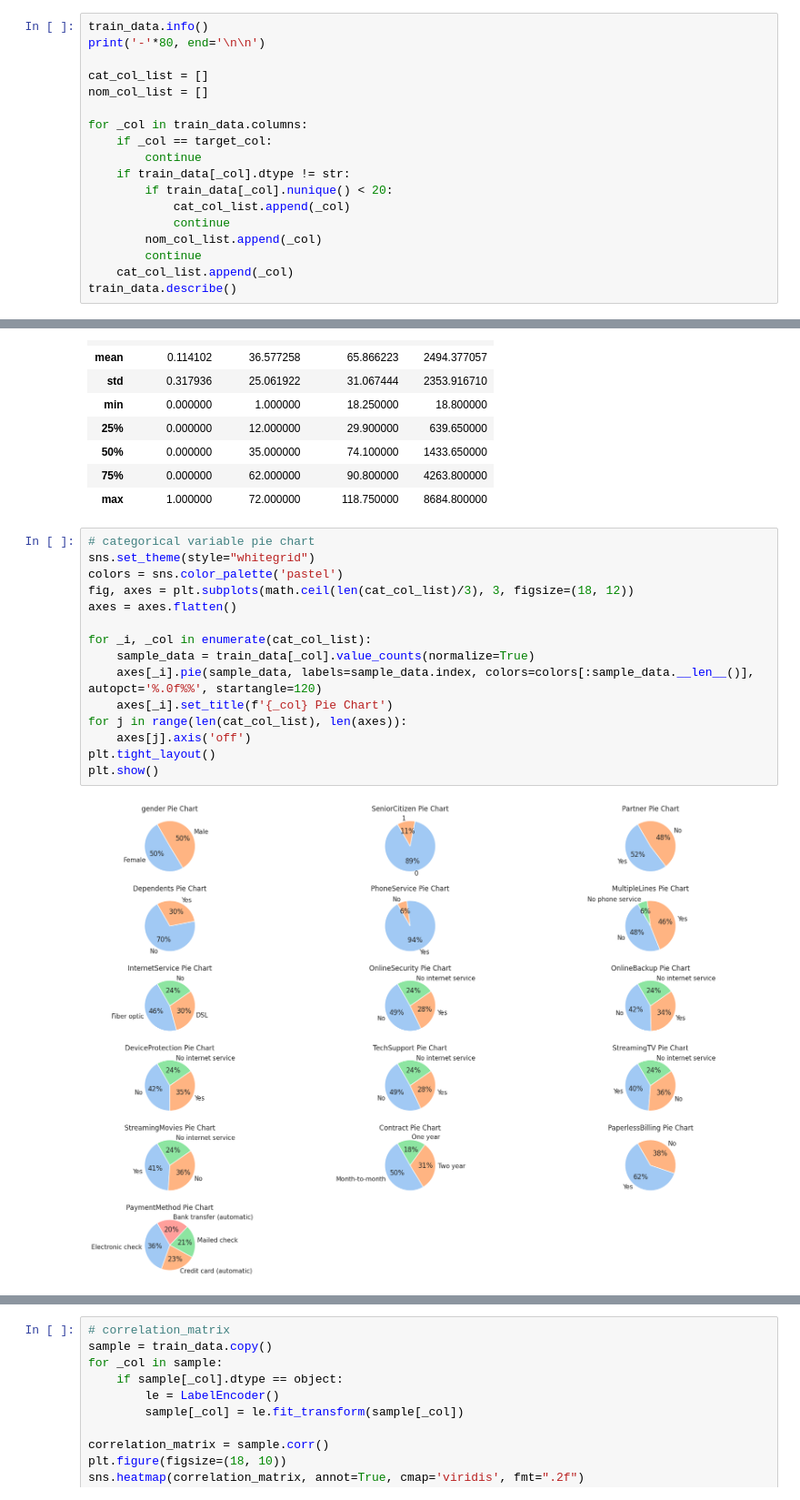
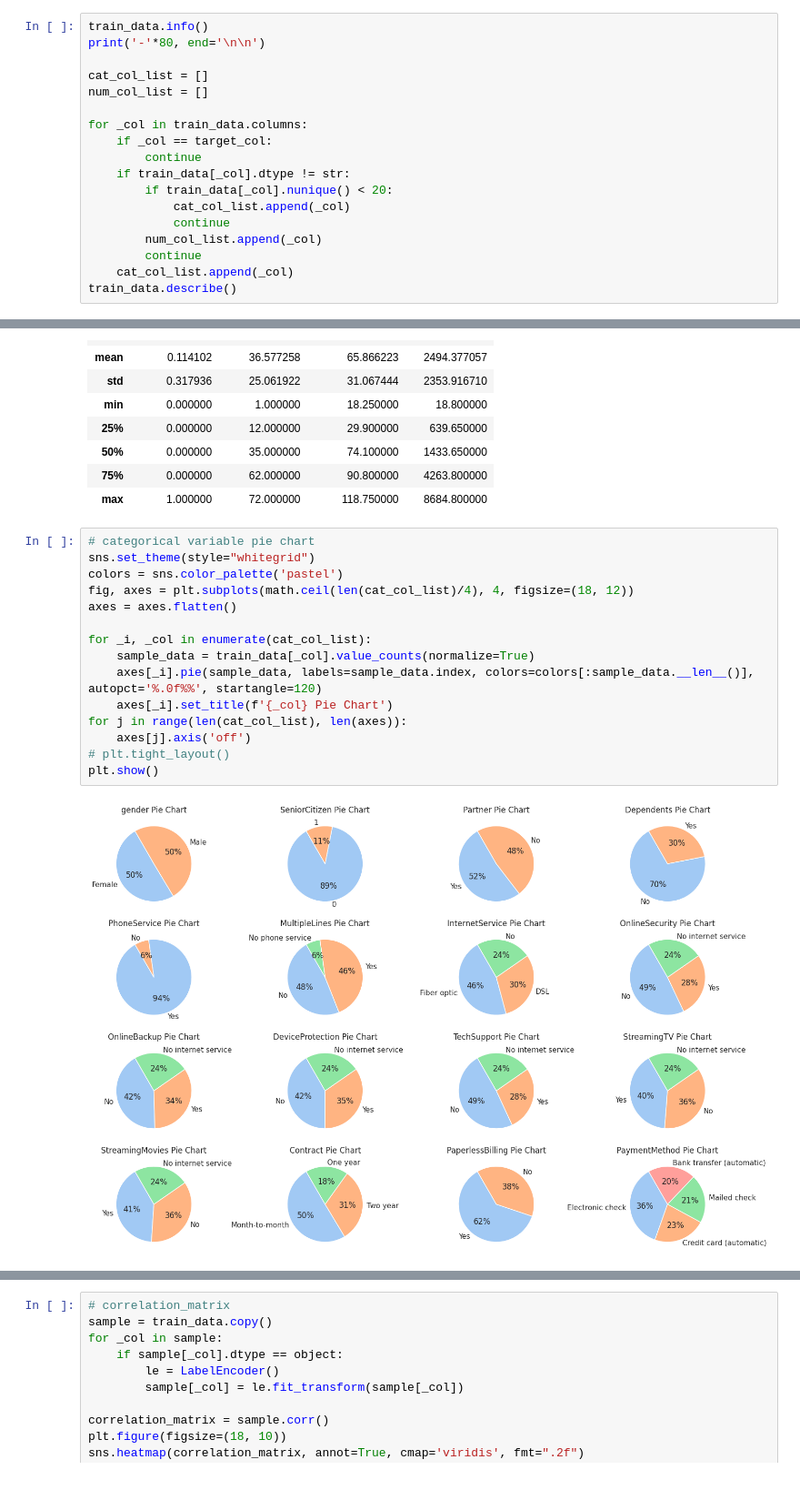
Before and after one commit to doomchitdoomchit/kaggle_playground, a Jupyter notebook: season-6-episode-3.ipynb, the cells around one changed output, grey strips where cells are left out. Shown at 91% size. Saved outputs shown, nothing was run; the diff lists cells and outputs as text.

```diff
--- a/season-6-episode-3.ipynb
+++ b/season-6-episode-3.ipynb
@@ -84,7 +90,7 @@ train_data.info()
 print('-'*80, end='\n\n')
 
 cat_col_list = []
-nom_col_list = []
+num_col_list = []
 
 for _col in train_data.columns:
     if _col == target_col:
@@ -93,7 +99,7 @@ for _col in train_data.columns:
         if train_data[_col].nunique() < 20:
             cat_col_list.append(_col)
             continue
-        nom_col_list.append(_col)
+        num_col_list.append(_col)
         continue
     cat_col_list.append(_col)
 train_data.describe()
@@ -127,20 +133,20 @@ memory usage: 95.2+ MB
 # %%
 # categorical variable pie chart
 sns.set_theme(style="whitegrid")
 colors = sns.color_palette('pastel')
-fig, axes = plt.subplots(math.ceil(len(cat_col_list)/3), 3, figsize=(18, 12))
+fig, axes = plt.subplots(math.ceil(len(cat_col_list)/4), 4, figsize=(18, 12))
 axes = axes.flatten()
 
 for _i, _col in enumerate(cat_col_list):
     sample_data = train_data[_col].value_counts(normalize=True)
     axes[_i].pie(sample_data, labels=sample_data.index, colors=colors[:sample_data.__len__()], autopct='%.0f%%', startangle=120)
     axes[_i].set_title(f'{_col} Pie Chart')
 for j in range(len(cat_col_list), len(axes)):
     axes[j].axis('off')
-plt.tight_layout()
+# plt.tight_layout()
 plt.show()
 # %% [output]
-[figure, old version]
+[figure, new version]
 # %%
 # numerical variable kde-box plot
 colors = sns.color_palette('pastel')
```
Also changed, not shown: parts of 12 cells of this notebook.
